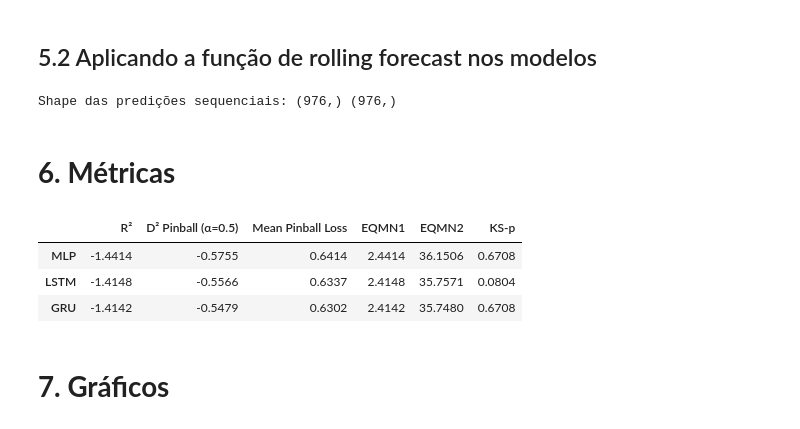
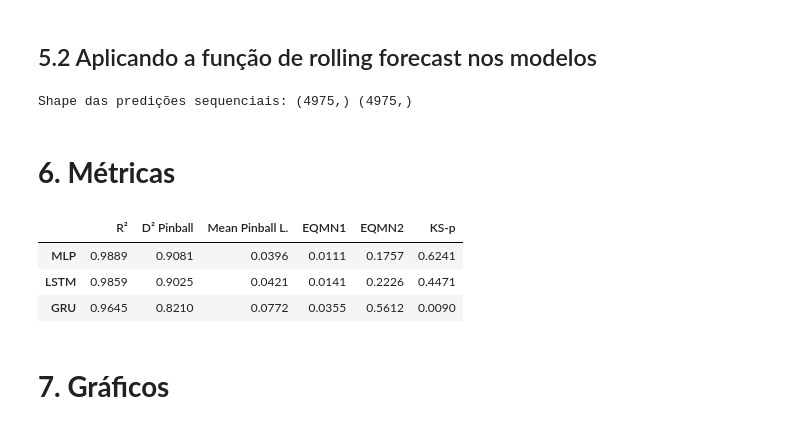
Before and after one commit to deividbsribeiro/mackey-glass-rnp, a Jupyter notebook: RNP_T2_DEIVID_RIBEIRO.ipynb, the cells around one changed output. Saved outputs shown, nothing was run; the diff lists cells and outputs as text; code cells hidden in the pictures.

```diff
--- a/RNP_T2_DEIVID_RIBEIRO.ipynb
+++ b/RNP_T2_DEIVID_RIBEIRO.ipynb
@@ -56,7 +56,7 @@ Dispositivo: cpu
 ## 2.1 Geração da série de Mackey-Glass
 # %%
 # ─── Função Mackey-Glass ─────────────────────────────────────────────────────
-def mackey_glass_enunciado(N=10000, beta=0.4, gamma=0.2, n=18, tau=20):
+def mackey_glass(N=50000, beta=0.4, gamma=0.2, n=18, tau=20):
     x = [0] * tau
     x.append(1)
     for _ in range(N):
@@ -65,9 +65,9 @@ def mackey_glass_enunciado(N=10000, beta=0.4, gamma=0.2, n=18, tau=20):
     return np.array(x[tau+1:])  # descarta os iniciais, como no enunciado
 
 # ─── Geração e visualização inicial ──────────────────────────────────────────
-serie = mackey_glass(N=10000, beta=0.4, gamma=0.2, n=18, tau=20)
+serie = mackey_glass(N=50000, beta=0.4, gamma=0.2, n=18, tau=20)
 
-plt.figure(figsize=(10, 3))
+plt.figure(figsize=(8, 4), dpi=1200)
 plt.plot(serie[:1000])
 plt.title("Trecho da série de Mackey-Glass")
 plt.xlabel("t")
@@ -215,7 +215,7 @@ def train_model(model, X_train, y_train, X_test, y_test,
 ## 4.2 Treinamento dos modelos
 # %%
 # ─── Parâmetros ──────────────────────────────────────────────────────────────
-EPOCHS = 200
+EPOCHS = 250
 LR = 1e-3
 
 # ─── Treinamento do MLP ──────────────────────────────────────────────────────
@@ -299,54 +299,61 @@ target_seq = serie_norm[split_idx + SEQ_LEN :]
 
 print("Shape das predições sequenciais:", preds_mlp_seq.shape, target_seq.shape)
 # %% [output]
-Shape das predições sequenciais: (976,) (976,)
+Shape das predições sequenciais: (4975,) (4975,)
 # %% [markdown]
 # **6. Métricas**
 # %%
-# ─── Cálculo das métricas exigidas no enunciado ──────────────────────────────
+# ─── Alinha série-real e predições ───────────────────────────────────────────
+pred_len            = len(preds_mlp_seq)          # mesmo tamanho para todos
+y_true_aligned      = serie_norm[split_idx : split_idx + pred_len]
+
+# ─── Funções de métricas -----------------------------------------------------
 from sklearn.metrics import r2_score, d2_pinball_score, mean_pinball_loss
 from scipy.stats import ks_2samp
+import numpy as np
+import pandas as pd
 
 def eqmn1(y_true, y_pred):
-    """
-    EQMN1 – MSE normalizado pela variância da média (baselines: prever a média).
-    """
-    mse = np.mean((y_true - y_pred) ** 2)
-    mse_mean = np.mean((y_true - y_true.mean()) ** 2)
-    return mse / mse_mean
+    """MSE normalizado pela variância em torno da média."""
+    mse_model = np.mean((y_true - y_pred) ** 2)
+    mse_mean  = np.mean((y_true - y_true.mean()) ** 2)
+    return mse_model / mse_mean
 
 def eqmn2(y_true, y_pred):
-    """
-    EQMN2 – MSE normalizado pela variância do preditor “valor anterior”.
-    """
-    prev_baseline = np.r_[y_true[0], y_true[:-1]]          # x(t-1)
-    mse = np.mean((y_true - y_pred) ** 2)
-    mse_prev = np.mean((y_true - prev_baseline) ** 2)
-    return mse / mse_prev
+    """MSE normalizado pelo preditor de persistência y(t-1)."""
+    # ignora a primeira amostra para manter comprimentos iguais
+    mse_model = np.mean((y_true[1:] - y_pred[1:]) ** 2)
+    mse_prev  = np.mean((y_true[1:] - y_true[:-1]) ** 2)
+    return mse_model / mse_prev
 
 def compute_metrics(y_true, y_pred):
+    y_true = np.ravel(y_true)
+    y_pred = np.ravel(y_pred)
     return {
-        "R²":                 r2_score(y_true, y_pred),
-        "D² Pinball (α=0.5)": d2_pinball_score(y_true, y_pred, alpha=0.5),
-        "Mean Pinball Loss":  mean_pinball_loss(y_true, y_pred, alpha=0.5),
-        "EQMN1":              eqmn1(y_true, y_pred),
-        "EQMN2":              eqmn2(y_true, y_pred),
-        "KS-p":               ks_2samp(y_true, y_pred).pvalue,
+        "R²":               r2_score(y_true, y_pred),
+        "D² Pinball":       d2_pinball_score(y_true, y_pred, alpha=0.5),
+        "Mean Pinball L.":  mean_pinball_loss(y_true, y_pred, alpha=0.5),
+        "EQMN1":            eqmn1(y_true, y_pred),
+        "EQMN2":            eqmn2(y_true, y_pred),
+        "KS-p":             ks_2samp(y_true, y_pred).pvalue,
     }
 
-# ─── Avaliação dos três modelos ──────────────────────────────────────────────
-metrics_mlp  = compute_metrics(target_seq, preds_mlp_seq)
-metrics_lstm = compute_metrics(target_seq, preds_lstm_seq)
-metrics_gru  = compute_metrics(target_seq, preds_gru_seq)
+# ─── Avaliação dos modelos ──────────────────────────────────────────────────
+metrics_mlp  = compute_metrics(y_true_aligned, preds_mlp_seq)
+metrics_lstm = compute_metrics(y_true_aligned, preds_lstm_seq)
+metrics_gru  = compute_metrics(y_true_aligned, preds_gru_seq)
 
-df_metrics = pd.DataFrame([metrics_mlp, metrics_lstm, metrics_gru],
-                          index=["MLP", "LSTM", "GRU"])
-display(df_metrics.round(4))
+df_metrics = pd.DataFrame(
+    [metrics_mlp, metrics_lstm, metrics_gru],
+    index=["MLP", "LSTM", "GRU"]
+).round(4)
+
+display(df_metrics)
 # %% [output]
-|  | R² | D² Pinball (α=0.5) | Mean Pinball Loss | EQMN1 | EQMN2 | KS-p |
-| MLP | -1.4414 | -0.5755 | 0.6414 | 2.4414 | 36.1506 | 0.6708 |
-| LSTM | -1.4148 | -0.5566 | 0.6337 | 2.4148 | 35.7571 | 0.0804 |
-| GRU | -1.4142 | -0.5479 | 0.6302 | 2.4142 | 35.7480 | 0.6708 |
+|  | R² | D² Pinball | Mean Pinball L. | EQMN1 | EQMN2 | KS-p |
+| MLP | 0.9889 | 0.9081 | 0.0396 | 0.0111 | 0.1757 | 0.6241 |
+| LSTM | 0.9859 | 0.9025 | 0.0421 | 0.0141 | 0.2226 | 0.4471 |
+| GRU | 0.9645 | 0.8210 | 0.0772 | 0.0355 | 0.5612 | 0.0090 |
 # %% [markdown]
 # **7. Gráficos**
 # %% [markdown]
```
Also changed, not shown: parts of 7 cells of this notebook.
